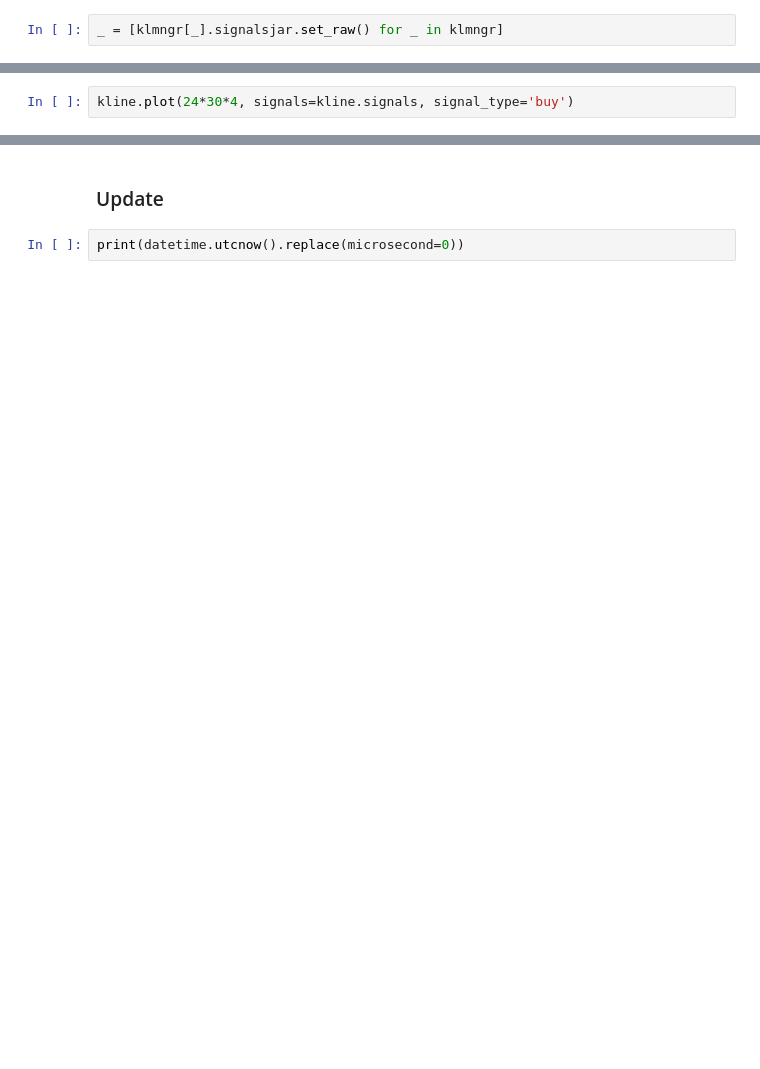
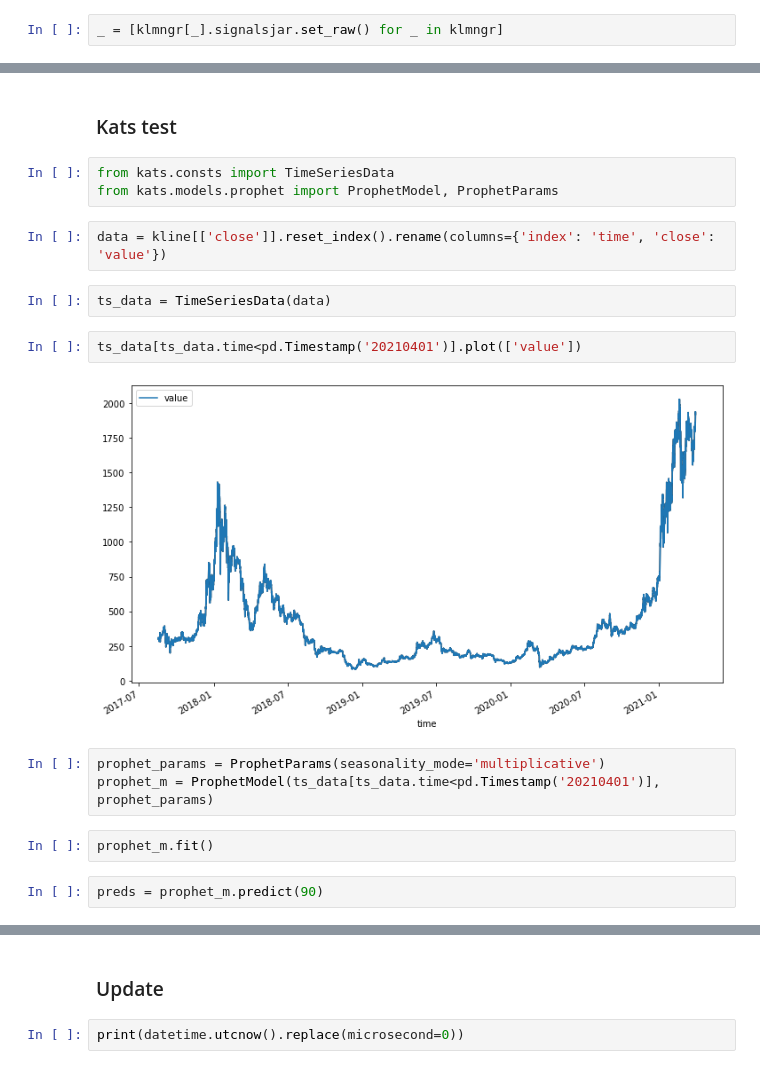
Before and after one commit to GuillaumeDMMarion/crypto-invest, a Jupyter notebook: notebooks/Implementation_rl.ipynb, the cells around one changed output, grey strips where cells are left out. Drawn from its saved outputs; the diff is of its cells as text; blank space fills up the shorter version.

```diff
--- a/notebooks/Implementation_rl.ipynb
+++ b/notebooks/Implementation_rl.ipynb
@@ -165,2 +159,20 @@ kline = klmngr['ETHUSDT']
-# %%
-kline.plot(24*30*4, signals=kline.signals, signal_type='buy')
+# %% [markdown]
+### Kats test
+# %%
+from kats.consts import TimeSeriesData
+from kats.models.prophet import ProphetModel, ProphetParams
+# %%
+data = kline[['close']].reset_index().rename(columns={'index': 'time', 'close': 'value'})
+# %%
+ts_data = TimeSeriesData(data)
+# %%
+ts_data[ts_data.time<pd.Timestamp('20210401')].plot(['value'])
+# %% [output]
+[figure, added]
+# %%
+prophet_params = ProphetParams(seasonality_mode='multiplicative')
+prophet_m = ProphetModel(ts_data[ts_data.time<pd.Timestamp('20210401')], prophet_params)
+# %%
+prophet_m.fit()
+# %%
+preds = prophet_m.predict(90)
```
Also changed, not shown: parts of 74 cells of this notebook, 1 other file.
